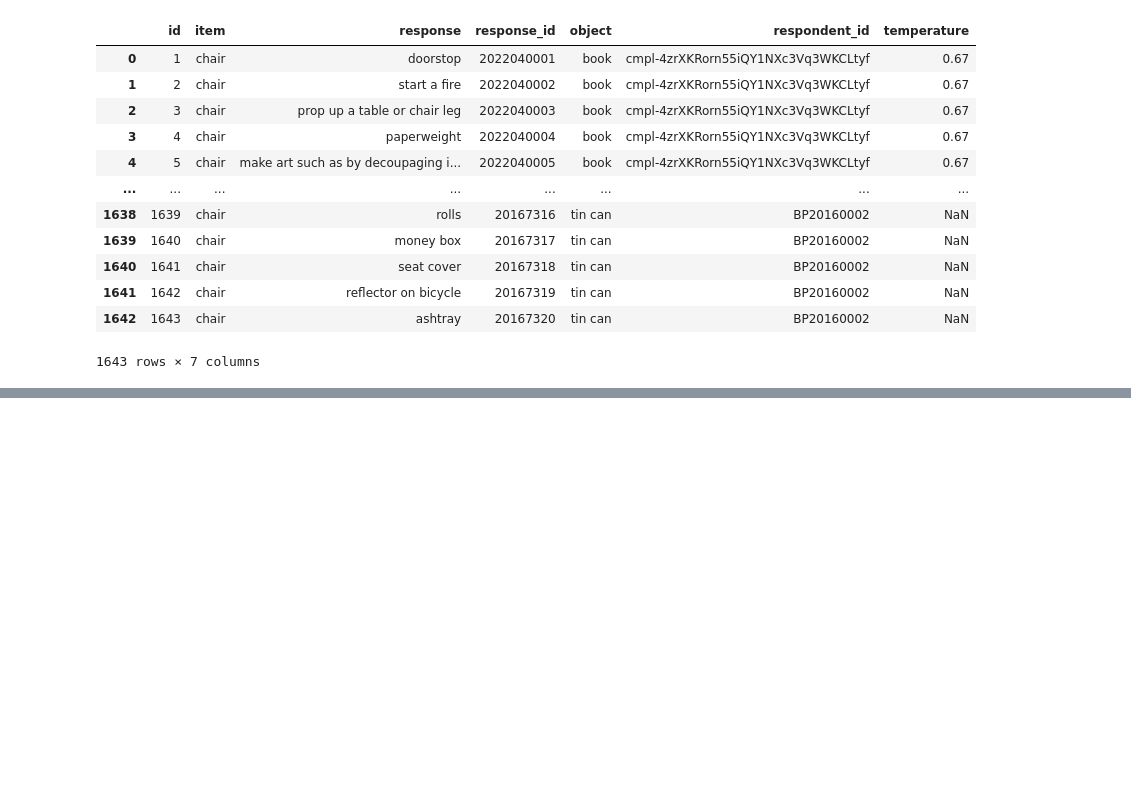
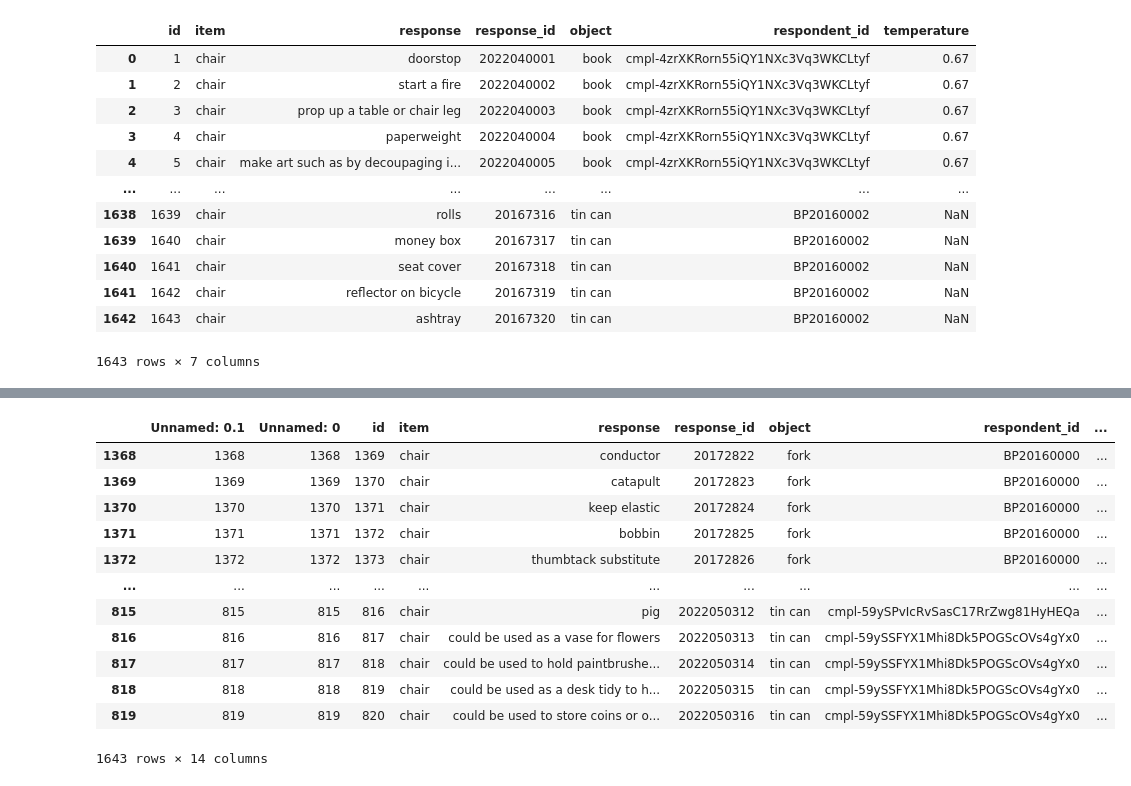
Before and after one commit to cstevenson-uva/creAI-gpt3, a Jupyter notebook: aut_pilot_ICCC22/semdis/semdis_computations_spacy.ipynb, the cells around one changed output, grey strips where cells are left out. Saved outputs shown, nothing was run; the diff lists cells and outputs as text; code cells hidden in the pictures; blank space fills up the shorter version.

```diff
--- a/aut_pilot_ICCC22/semdis/semdis_computations_spacy.ipynb
+++ b/aut_pilot_ICCC22/semdis/semdis_computations_spacy.ipynb
@@ -112,0 +143,30 @@ dat.to_csv("aut_semdis_input_w_dists.csv")
+# %%
+def nlpSR(string, keep_sw = False):
+    doc = nlp(string)
+    return sum([w.vector for w in doc if keep_sw or not w.is_stop], doc.vector*0)
+
+def conseq_semdis(df):
+    resp = df.response.values
+    if len(resp) > 1:
+        csq_semdis = [1]+[1-cos_sim(nlpSR(resp[i+1]),nlpSR(resp[i])) for i in range(len(df)-1)]
+    else:
+        csq_semdis = [1]
+    df['semdis_prev'] = csq_semdis
+    return df
+
+dat2 = dat.sort_values(['respondent_id','response_id']).groupby('respondent_id').apply(conseq_semdis)
+dat2
+# %% [output]
+|  | Unnamed: 0.1 | Unnamed: 0 | id | item | response | response_id | object | respondent_id | ... |
+| 1368 | 1368 | 1368 | 1369 | chair | conductor | 20172822 | fork | BP20160000 | ... |
+| 1369 | 1369 | 1369 | 1370 | chair | catapult | 20172823 | fork | BP20160000 | ... |
+| 1370 | 1370 | 1370 | 1371 | chair | keep elastic | 20172824 | fork | BP20160000 | ... |
+| 1371 | 1371 | 1371 | 1372 | chair | bobbin | 20172825 | fork | BP20160000 | ... |
+| 1372 | 1372 | 1372 | 1373 | chair | thumbtack substitute | 20172826 | fork | BP20160000 | ... |
+| ... | ... | ... | ... | ... | ... | ... | ... | ... | ... |
+| 815 | 815 | 815 | 816 | chair | pig | 2022050312 | tin can | cmpl-59ySPvIcRvSasC17RrZwg81HyHEQa | ... |
+| 816 | 816 | 816 | 817 | chair | could be used as a vase for flowers | 2022050313 | tin can | cmpl-59ySSFYX1Mhi8Dk5POGScOVs4gYx0 | ... |
+| 817 | 817 | 817 | 818 | chair | could be used to hold paintbrushe... | 2022050314 | tin can | cmpl-59ySSFYX1Mhi8Dk5POGScOVs4gYx0 | ... |
+| 818 | 818 | 818 | 819 | chair | could be used as a desk tidy to h... | 2022050315 | tin can | cmpl-59ySSFYX1Mhi8Dk5POGScOVs4gYx0 | ... |
+| 819 | 819 | 819 | 820 | chair | could be used to store coins or o... | 2022050316 | tin can | cmpl-59ySSFYX1Mhi8Dk5POGScOVs4gYx0 | ... |
+1643 rows × 14 columns
```
Also changed, not shown: parts of 11 cells of this notebook, 3 other files.
